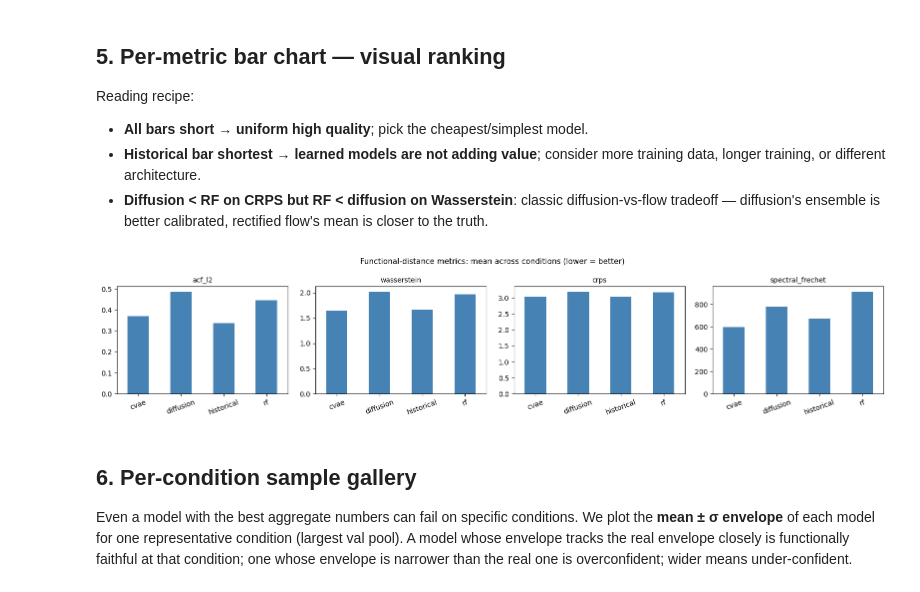
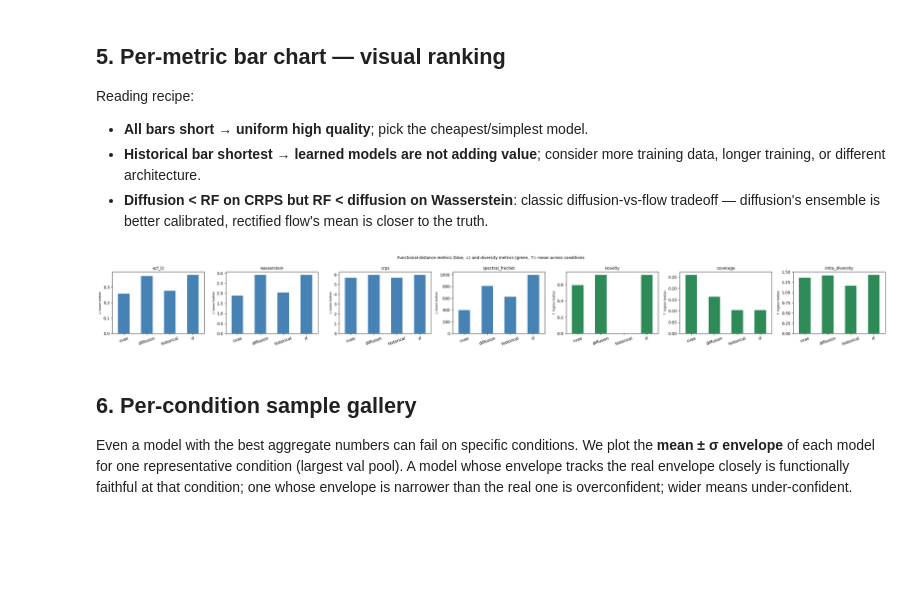
Before and after one commit to ncapac/tesina, a Jupyter notebook: notebooks/05_comparison.ipynb, the cells around one changed output. Drawn from its saved outputs; the diff is of its cells as text; code cells hidden in the pictures; blank space fills up the shorter version.

```diff
--- a/notebooks/05_comparison.ipynb
+++ b/notebooks/05_comparison.ipynb
@@ -272,8 +469,8 @@ resampling from the empirical val pool (so any remaining functional
 distance is genuinely the conditional density miss, not a covariate
 distribution mismatch), and returns a long-format DataFrame.
 # %%
-# Real data is denormalised to Watts so every metric compares the same
-# physical quantity that the generators now return.
+# Real data is denormalised to Watts so fidelity metrics compare physical load.
+# Diversity metrics use shape-normalised profiles through the patched compare_models.
 x_val_W = shape_denormalize(x_val, log_mean_val, log_std_val)
 
 summary_df, _ = compare_models(
@@ -285,6 +482,7 @@ summary_df, _ = compare_models(
     guidance_scale  = GUIDANCE,
     n_ddim_steps    = N_STEPS,
     seed            = 0, show_figs=False, verbose=True,
+    train_data      = x_tr,      # enables shape-space novelty / coverage / intra_diversity
 )
 summary_df.to_csv(RES_DIR / 'comparison_long.csv', index=False)
 summary_df.head(12).round(4)
@@ -329,9 +527,17 @@ for any learned generator on this dataset — a model is *useful* only when
 it matches or beats it on at least one metric while staying competitive
 on the others.
 # %%
+FIDELITY_METRICS  = ['acf_l2', 'wasserstein', 'crps', 'spectral_frechet']
+DIVERSITY_METRICS = [c for c in ['novelty', 'coverage', 'intra_diversity']
+                     if c in summary_df.columns]
+ALL_METRICS = FIDELITY_METRICS + DIVERSITY_METRICS
+
 agg = (summary_df
-       .groupby('model')[['acf_l2','wasserstein','crps','spectral_frechet']]
-       .agg(['mean','median']).round(4))
-print('Mean / median per metric, lower is better for all four:')
+       .groupby('model')[ALL_METRICS]
+       .agg(['mean', 'median']).round(4))
+print('Mean / median per metric:')
+print('  Fidelity metrics: lower is better')
+if DIVERSITY_METRICS:
+    print('  Diversity metrics: higher is better  (novelty, coverage, intra_diversity)')
 agg
 # %% [output]
@@ -355,18 +563,28 @@ Reading recipe:
   diffusion-vs-flow tradeoff — diffusion's ensemble is better calibrated,
   rectified flow's mean is closer to the truth.
 # %%
-metrics = ['acf_l2','wasserstein','crps','spectral_frechet']
-means = summary_df.groupby('model')[metrics].mean()
-fig, axes = plt.subplots(1, 4, figsize=(16, 3.4))
-for ax, m in zip(axes, metrics):
+n_panels = len(FIDELITY_METRICS) + len(DIVERSITY_METRICS)
+fig, axes = plt.subplots(1, n_panels, figsize=(4 * n_panels, 3.4))
+means = summary_df.groupby('model')[ALL_METRICS].mean()
+
+for ax, m in zip(axes[:len(FIDELITY_METRICS)], FIDELITY_METRICS):
     means[m].plot(kind='bar', ax=ax, color='steelblue')
-    ax.set_title(m, fontsize=10); ax.set_ylabel('')
+    ax.set_title(m, fontsize=10)
+    ax.set_ylabel('↓ lower better', fontsize=8)
     ax.set_xlabel(''); ax.tick_params(axis='x', rotation=20)
-plt.suptitle('Functional-distance metrics: mean across conditions (lower = better)',
-             fontsize=11)
-plt.tight_layout(); plt.show()
+
+for ax, m in zip(axes[len(FIDELITY_METRICS):], DIVERSITY_METRICS):
+    means[m].plot(kind='bar', ax=ax, color='seagreen')
+    ax.set_title(m, fontsize=10)
+    ax.set_ylabel('↑ higher better', fontsize=8)
+    ax.set_xlabel(''); ax.tick_params(axis='x', rotation=20)
+
+plt.suptitle('Functional-distance metrics (blue, ↓) and diversity metrics (green, ↑): mean across conditions',
+             fontsize=10)
+plt.tight_layout()
+plt.show()
 # %% [output]
-[figure, old version]
+[figure, new version]
 # %% [markdown]
 ## 6. Per-condition sample gallery
 
```
Also changed, not shown: parts of 25 cells of this notebook, 5 other files.
